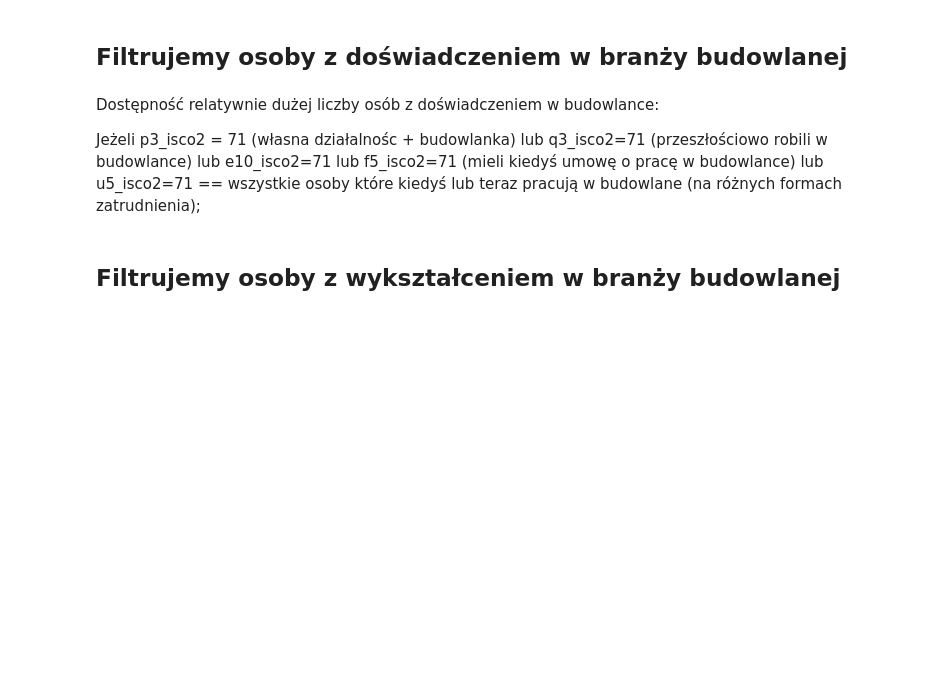
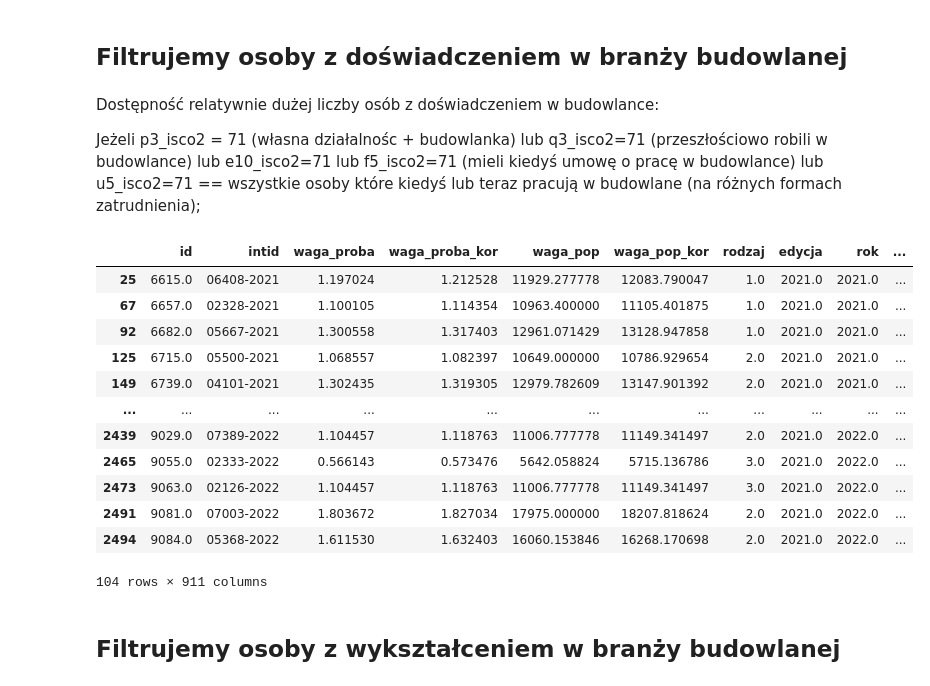
Before and after one commit to HelloSwiat/AGH_Analiza_Danych, a Jupyter notebook: Praca_zaliczeniowa_Analiza_Danych_w_Biznesie.ipynb, the cells around one changed output. Saved outputs shown, nothing was run; the diff lists cells and outputs as text; code cells hidden in the pictures; blank space fills up the shorter version.

```diff
--- a/Praca_zaliczeniowa_Analiza_Danych_w_Biznesie.ipynb
+++ b/Praca_zaliczeniowa_Analiza_Danych_w_Biznesie.ipynb
@@ -685,17 +697,31 @@ Jeżeli p3_isco2 = 71 (własna działalnośc + budowlanka) lub q3_isco2=71 (prze
 # %%
 # prompt: Pokaż dane tylko tych osób które mają p3_isco2 wartość = 71 lub q3_isco2=71 lub e10_isco=71 lub f5_isco2=71 lub u5_isco=71
 
 # Filter the DataFrame
-df_budowlancy_praktycy = df_1[
+df_budowlancy_praktycy = df_L1[
     (df_L1['p3_isco2'] == 71) |
     (df_L1['q3_isco2'] == 71) |
     (df_L1['e10_isco'] == 71) |
     (df_L1['f5_isco2'] == 71) |
     (df_L1['u5_isco'] == 71)
 ]
 
 # Display the filtered data
 df_budowlancy_praktycy
+# %% [output]
+|  | id | intid | waga_proba | waga_proba_kor | waga_pop | waga_pop_kor | rodzaj | edycja | rok | ... |
+| 25 | 6615.0 | 06408-2021 | 1.197024 | 1.212528 | 11929.277778 | 12083.790047 | 1.0 | 2021.0 | 2021.0 | ... |
+| 67 | 6657.0 | 02328-2021 | 1.100105 | 1.114354 | 10963.400000 | 11105.401875 | 1.0 | 2021.0 | 2021.0 | ... |
+| 92 | 6682.0 | 05667-2021 | 1.300558 | 1.317403 | 12961.071429 | 13128.947858 | 1.0 | 2021.0 | 2021.0 | ... |
+| 125 | 6715.0 | 05500-2021 | 1.068557 | 1.082397 | 10649.000000 | 10786.929654 | 2.0 | 2021.0 | 2021.0 | ... |
+| 149 | 6739.0 | 04101-2021 | 1.302435 | 1.319305 | 12979.782609 | 13147.901392 | 2.0 | 2021.0 | 2021.0 | ... |
+| ... | ... | ... | ... | ... | ... | ... | ... | ... | ... | ... |
+| 2439 | 9029.0 | 07389-2022 | 1.104457 | 1.118763 | 11006.777778 | 11149.341497 | 2.0 | 2021.0 | 2022.0 | ... |
+| 2465 | 9055.0 | 02333-2022 | 0.566143 | 0.573476 | 5642.058824 | 5715.136786 | 3.0 | 2021.0 | 2022.0 | ... |
+| 2473 | 9063.0 | 02126-2022 | 1.104457 | 1.118763 | 11006.777778 | 11149.341497 | 3.0 | 2021.0 | 2022.0 | ... |
+| 2491 | 9081.0 | 07003-2022 | 1.803672 | 1.827034 | 17975.000000 | 18207.818624 | 2.0 | 2021.0 | 2022.0 | ... |
+| 2494 | 9084.0 | 05368-2022 | 1.611530 | 1.632403 | 16060.153846 | 16268.170698 | 2.0 | 2021.0 | 2022.0 | ... |
+104 rows × 911 columns
 # %%
 # Dodanie nowej zmiennej 'bud_exp' do df_L1
 # df_L1['bud_exp'] = 0  # Inicjalizacja zmiennej zerami
```
Also changed, not shown: parts of 28 cells of this notebook.
